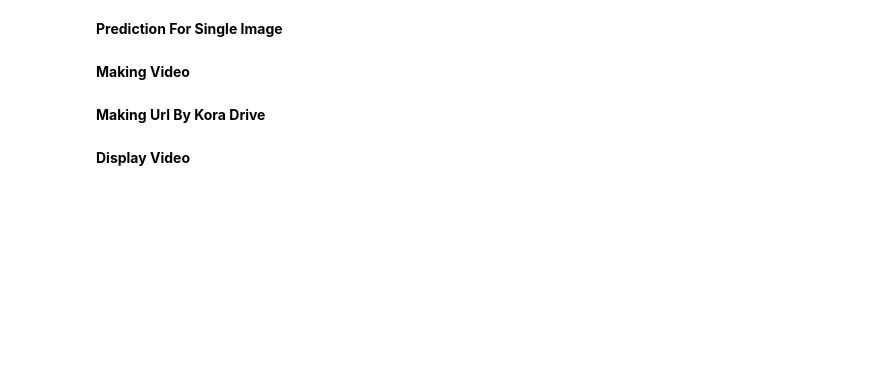
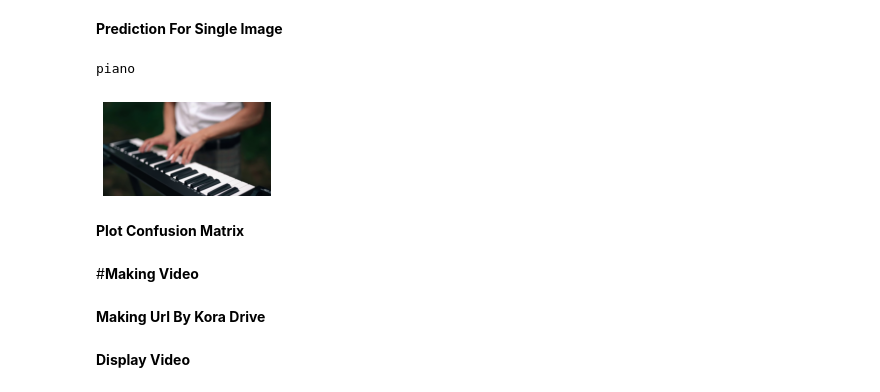
Before and after one commit to aayushme/Aayush_AI_Squad_Project1, a Jupyter notebook: Musical_Instruments_Model_Prediction.ipynb, the cells around one changed output. Saved outputs shown, nothing was run; the diff lists cells and outputs as text; code cells hidden in the pictures; blank space fills up the shorter version.

```diff
--- a/Musical_Instruments_Model_Prediction.ipynb
+++ b/Musical_Instruments_Model_Prediction.ipynb
@@ -51,0 +33,4 @@ Successfully installed kora-0.4.22
+# %%
+import os
+os.makedirs("/content/trained_data", exist_ok=True)
+my_dir = "/content/trained_data"
@@ -98,5 +92,5 @@ def my_predictor(im):
   pred_class,pred_idx,outputs=predictor.predict(test_img)
   return pred_class
 # %%
-all_test_images=os.listdir("pred_data")
+all_test_images=os.listdir("/content/pred_data")
 all_test_images
@@ -104,6 +116,11 @@ all_test_images
 **Prediction For Single Image**
 # %%
 idx=0
-print(my_predictor("pred_data/"+all_test_images[idx]))
-img = open_image("pred_data/"+all_test_images[idx])
+print(my_predictor("/content/pred_data/"+all_test_images[idx]))
+img = open_image("/content/pred_data/"+all_test_images[idx])
 img.show()
+# %% [output]
+piano
+[figure, added]
+# %% [markdown]
+**Plot Confusion Matrix**
@@ -110,5 +129,5 @@ img.show()
 # %% [markdown]
-**Making Video**
+#**Making Video**
 # %%
 test_files=os.listdir("pred_data")
 os.makedirs("test_result",exist_ok=True)
```
Also changed, not shown: parts of 18 cells of this notebook.
